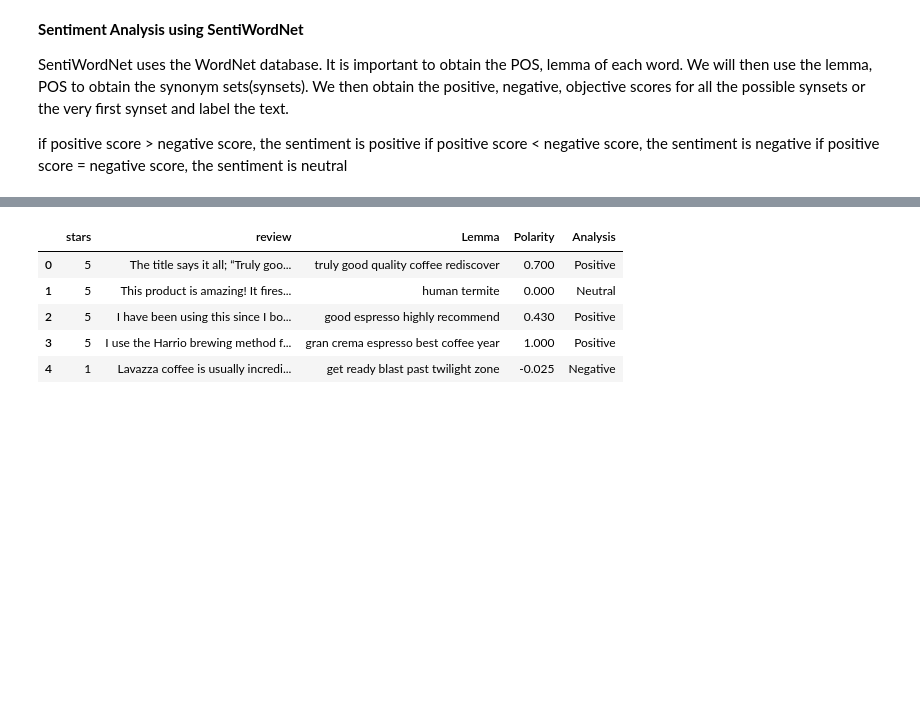
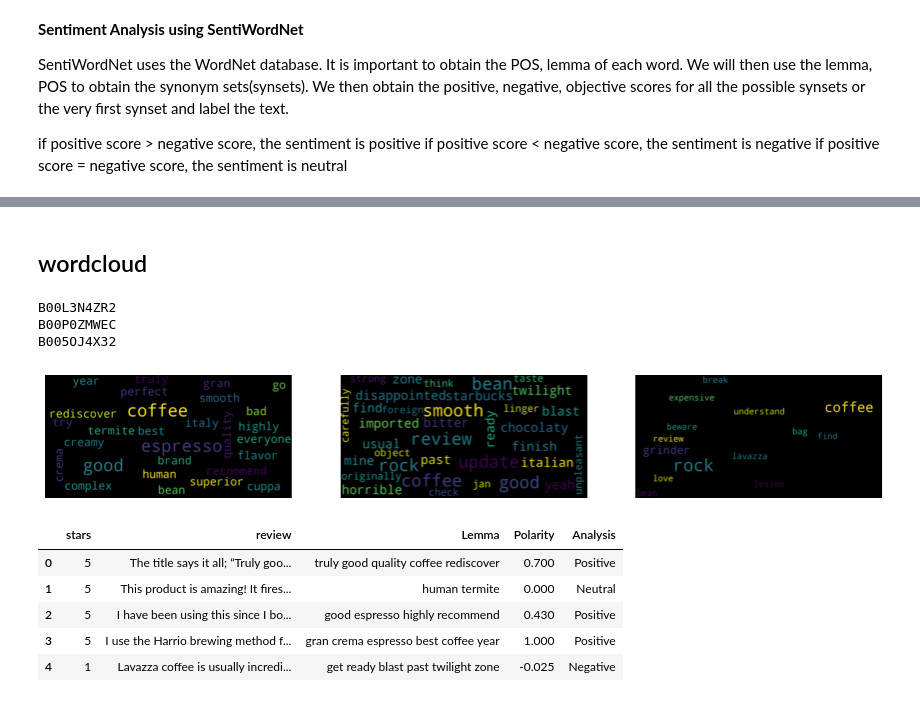
Before and after one commit to yassmin1/Coffee_Lovers, a Jupyter notebook: coffee_review_sentiments.ipynb, the cells around one changed output, grey strips where cells are left out. Cells and saved outputs as stored; diff of their text form; code cells hidden in the pictures; blank space fills up the shorter version.

```diff
--- a/coffee_review_sentiments.ipynb
+++ b/coffee_review_sentiments.ipynb
@@ -143,3 +143,19 @@ mydata.head()
+# %% [markdown]
+## wordcloud
+# %%
+from wordcloud import WordCloud
+fig,ax=plt.subplots(1,3,figsize=(15,10))
+for i,prod in enumerate(mydata['product'].unique()):
+    print(prod)
+    consolidated=' '.join(word for word in mydata[mydata['product']==prod]['Lemma'].astype(str))
+    wordCloud=WordCloud(width=1600,height=800,random_state=21,max_font_size=110)
+    ax[i].imshow(wordCloud.generate(consolidated),interpolation='bilinear')
+    ax[i].axis('off')
+# %% [output]
+B00L3N4ZR2
+B00P0ZMWEC
+B005OJ4X32
+[figure, added]
 # %%
 # TextBlob aims to provide access to common text-processing operations through a familiar interface.
 # You can treat TextBlob objects as if they were Python strings that learned how to do Natural
```
Also changed, not shown: parts of 4 cells of this notebook.
